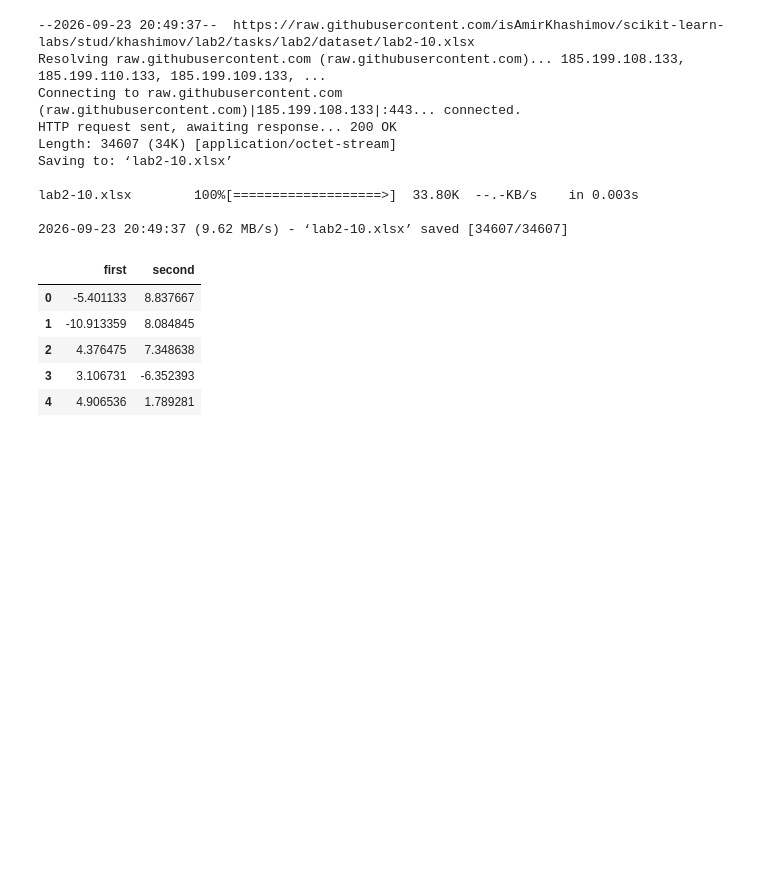
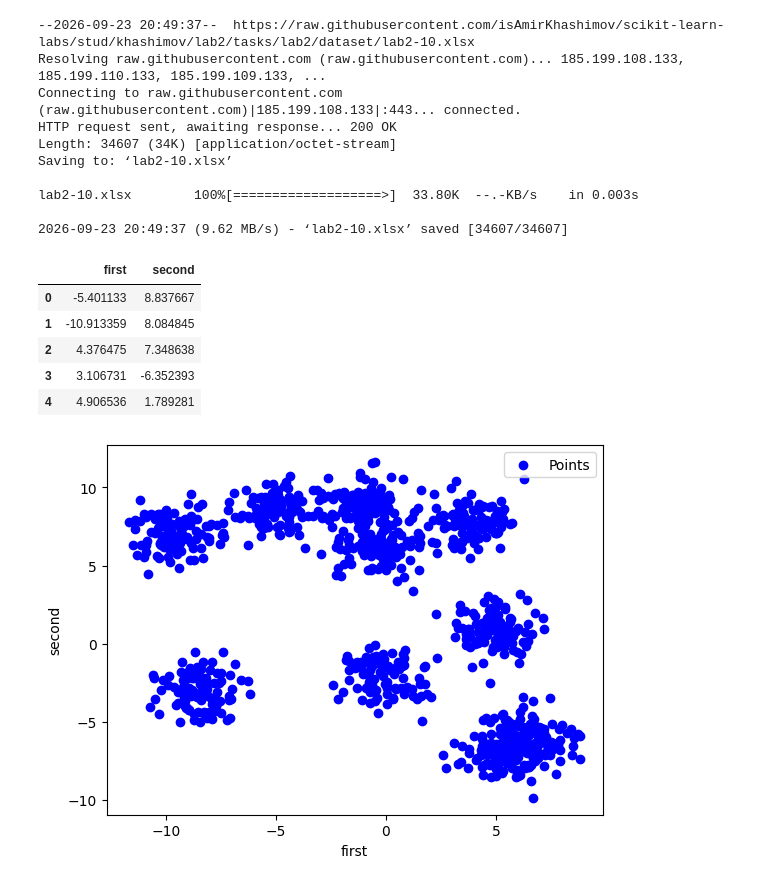
Before and after one commit to isAmirKhashimov/scikit-learn-labs, a Jupyter notebook: lab2.ipynb, the cells around one changed output. Saved outputs shown, nothing was run; the diff lists cells and outputs as text; code cells hidden in the pictures; blank space fills up the shorter version.

Commit message:
database visualization

```diff
--- a/lab2.ipynb
+++ b/lab2.ipynb
@@ -28,3 +32,14 @@ df.head()
 | 2 | 4.376475 | 7.348638 |
 | 3 | 3.106731 | -6.352393 |
 | 4 | 4.906536 | 1.789281 |
+# %%
+plt.scatter(df['first'], df['second'], color='blue', marker='o', label='Points')
+
+plt.xlabel('first')
+plt.ylabel('second')
+plt.legend()
+plt.Normalize()
+
+plt.show()
+# %% [output]
+[figure, added]
```
Also changed, not shown: parts of 3 cells of this notebook.
